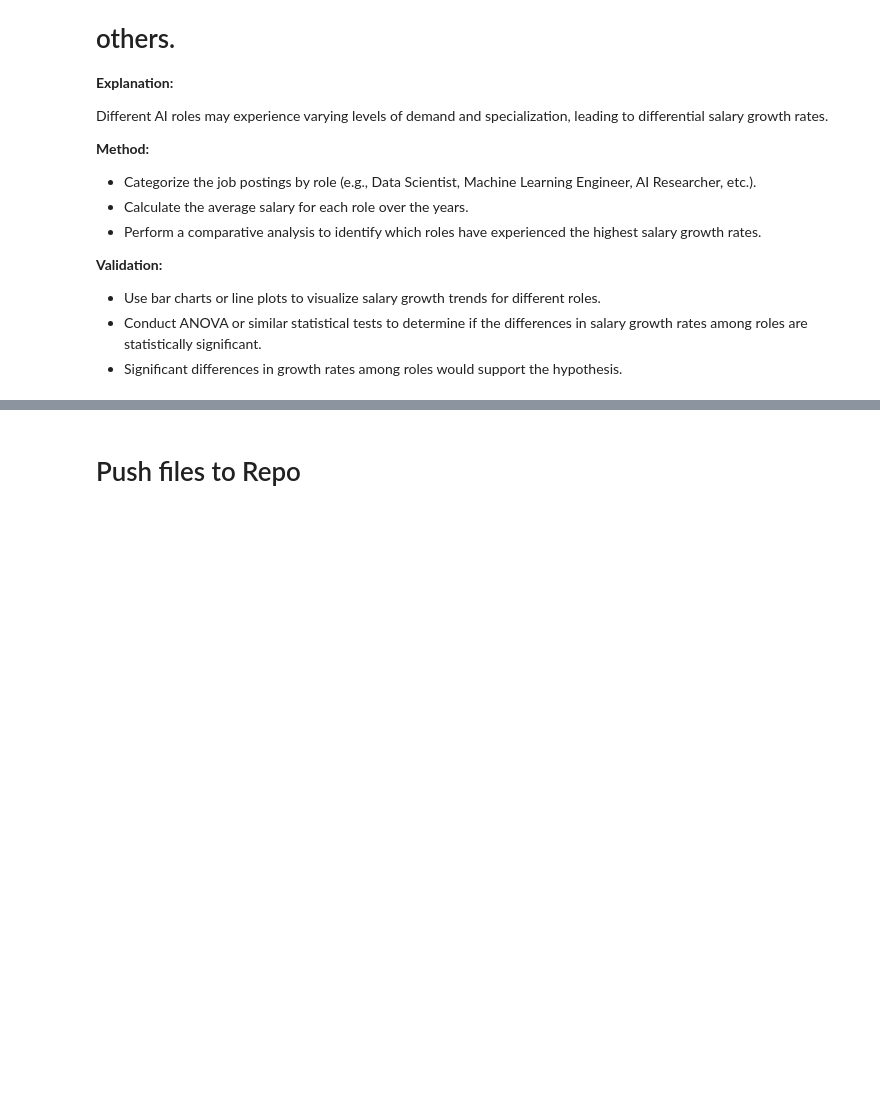
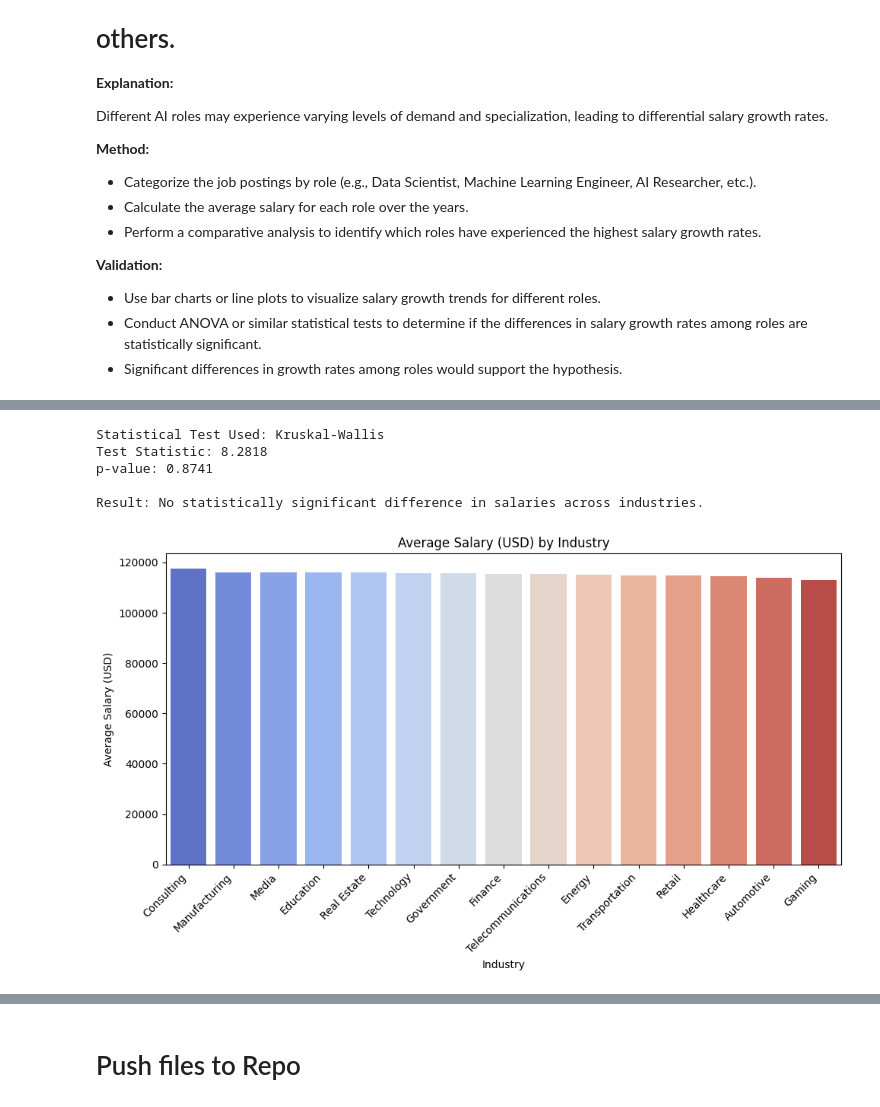
Before and after one commit to tanzilachand/Global-_AI_Job_Market_Salary_Trends_2025, a Jupyter notebook: jupyter_notebooks/Hypothesis_Testing.ipynb, the cells around one changed output, grey strips where cells are left out. Drawn from its saved outputs; the diff is of its cells as text; code cells hidden in the pictures; blank space fills up the shorter version.

```diff
--- a/jupyter_notebooks/Hypothesis_Testing.ipynb
+++ b/jupyter_notebooks/Hypothesis_Testing.ipynb
@@ -179,0 +215,52 @@ avg_salary_by_role.head()
+# %%
+# ANOVA Test to determine if the differences in salary growth rates among roles are statistically significant
+
+
+# Prepare data for statistical test ---
+groups = [group["salary_usd"].values for _, group in df.groupby("industry")]
+
+# Test normality for each group (Shapiro-Wilk) ---
+normality_pvalues = [stats.shapiro(group[:500])[1] if len(group) > 3 else 1 for group in groups]
+normal = all(p > 0.05 for p in normality_pvalues)
+
+# Run appropriate test (ANOVA or Kruskal-Wallis) ---
+if normal:
+    test_name = "ANOVA"
+    test_stat, p_value = stats.f_oneway(*groups)
+else:
+    test_name = "Kruskal-Wallis"
+    test_stat, p_value = stats.kruskal(*groups)
+
+print(f"\nStatistical Test Used: {test_name}")
+print(f"Test Statistic: {test_stat:.4f}")
+print(f"p-value: {p_value:.4f}")
+
+#  Interpret the result ---
+if p_value < 0.05:
+    print("\nResult: There is a statistically significant difference in salaries across industries.")
+else:
+    print("\nResult: No statistically significant difference in salaries across industries.")
+
+# Visualize results ---
+# Compute average salary by industry for visualization
+industry_salary = (
+    df.groupby('industry')['salary_usd']
+    .mean()
+    .sort_values(ascending=False)
+)
+
+plt.figure(figsize=(10, 6))
+sns.barplot(x=industry_salary.index, y=industry_salary.values, hue=industry_salary.index, palette="coolwarm")
+plt.xticks(rotation=45, ha='right')
+plt.title("Average Salary (USD) by Industry")
+plt.ylabel("Average Salary (USD)")
+plt.xlabel("Industry")
+plt.tight_layout()
+plt.show()
+# %% [output]
+Statistical Test Used: Kruskal-Wallis
+Test Statistic: 8.2818
+p-value: 0.8741
+
+Result: No statistically significant difference in salaries across industries.
+[figure, added]
```
Also changed, not shown: parts of 5 cells of this notebook.
